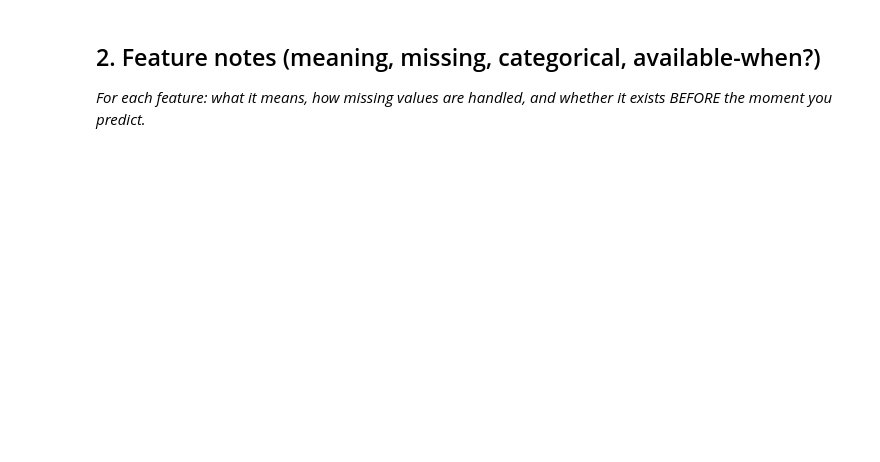
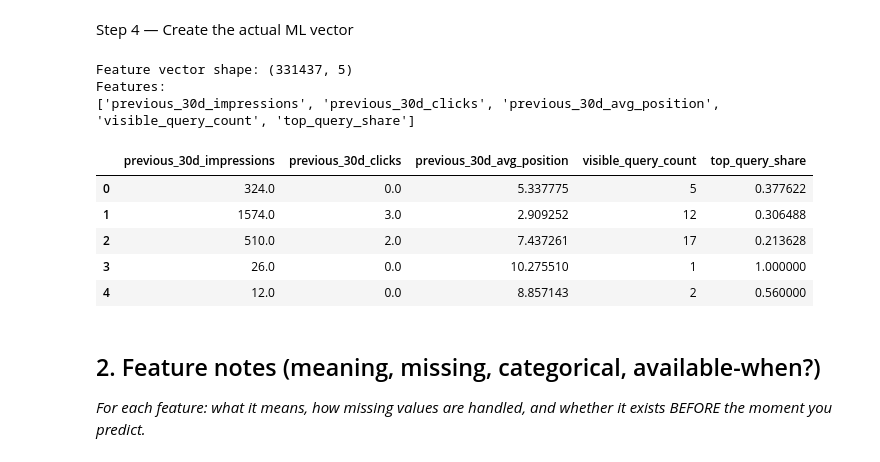
Before and after one commit to srivastava071/flyrank-ml-internship, a Jupyter notebook: work/notebooks/w03_feature_leakage_check.ipynb, the cells around one changed output. Cells and saved outputs as stored; diff of their text form; code cells hidden in the pictures; blank space fills up the shorter version.

```diff
--- a/work/notebooks/w03_feature_leakage_check.ipynb
+++ b/work/notebooks/w03_feature_leakage_check.ipynb
@@ -15,0 +26,11 @@ This skeleton is yours to fill. Work the sections **in order** — each one has
+# %%
+import duckdb
+
+con = duckdb.connect()
+
+con.execute(
+    f"CREATE OR REPLACE SECRET hf "
+    f"(TYPE huggingface, TOKEN '{HF_TOKEN}')"
+)
+
+print("DuckDB connected.")
@@ -15,0 +39,7 @@ This skeleton is yours to fill. Work the sections **in order** — each one has
+# %%
+REL = "hf://datasets/FlyRank/internship-warehouse"
+
+TABLES = {
+    "fact_daily": f"read_parquet('{REL}/fact_content_daily_performance/**/*.parquet')",
+    "fact_query_90d": f"read_parquet('{REL}/fact_content_query_90d.parquet')",
+}
@@ -15,0 +168,19 @@ This skeleton is yours to fill. Work the sections **in order** — each one has
+# %%
+feature_cols = [
+    "previous_30d_impressions",
+    "previous_30d_clicks",
+    "previous_30d_avg_position",
+    "visible_query_count",
+    "top_query_share"
+]
+
+# Show missing values before filling
+print("Missing values before filling:")
+print(features[feature_cols].isna().sum())
+
+# Fill numerical missing values with the median
+for col in feature_cols:
+    features[col] = features[col].fillna(features[col].median())
+
+print("\nMissing values after filling:")
+print(features[feature_cols].isna().sum())
@@ -16,3 +203,23 @@ This skeleton is yours to fill. Work the sections **in order** — each one has
+# %% [markdown]
+Step 4 — Create the actual ML vector
+# %%
+X = features[feature_cols].copy()
+
+print("Feature vector shape:", X.shape)
+print("Features:")
+print(X.columns.tolist())
+
+X.head()
+# %% [output]
+Feature vector shape: (331437, 5)
+Features:
+['previous_30d_impressions', 'previous_30d_clicks', 'previous_30d_avg_position', 'visible_query_count', 'top_query_share']
+|  | previous_30d_impressions | previous_30d_clicks | previous_30d_avg_position | visible_query_count | top_query_share |
+| 0 | 324.0 | 0.0 | 5.337775 | 5 | 0.377622 |
+| 1 | 1574.0 | 3.0 | 2.909252 | 12 | 0.306488 |
+| 2 | 510.0 | 2.0 | 7.437261 | 17 | 0.213628 |
+| 3 | 26.0 | 0.0 | 10.275510 | 1 | 1.000000 |
+| 4 | 12.0 | 0.0 | 8.857143 | 2 | 0.560000 |
 # %% [markdown]
 ## 2. Feature notes (meaning, missing, categorical, available-when?)
 
```
Also changed, not shown: parts of 39 cells of this notebook.
